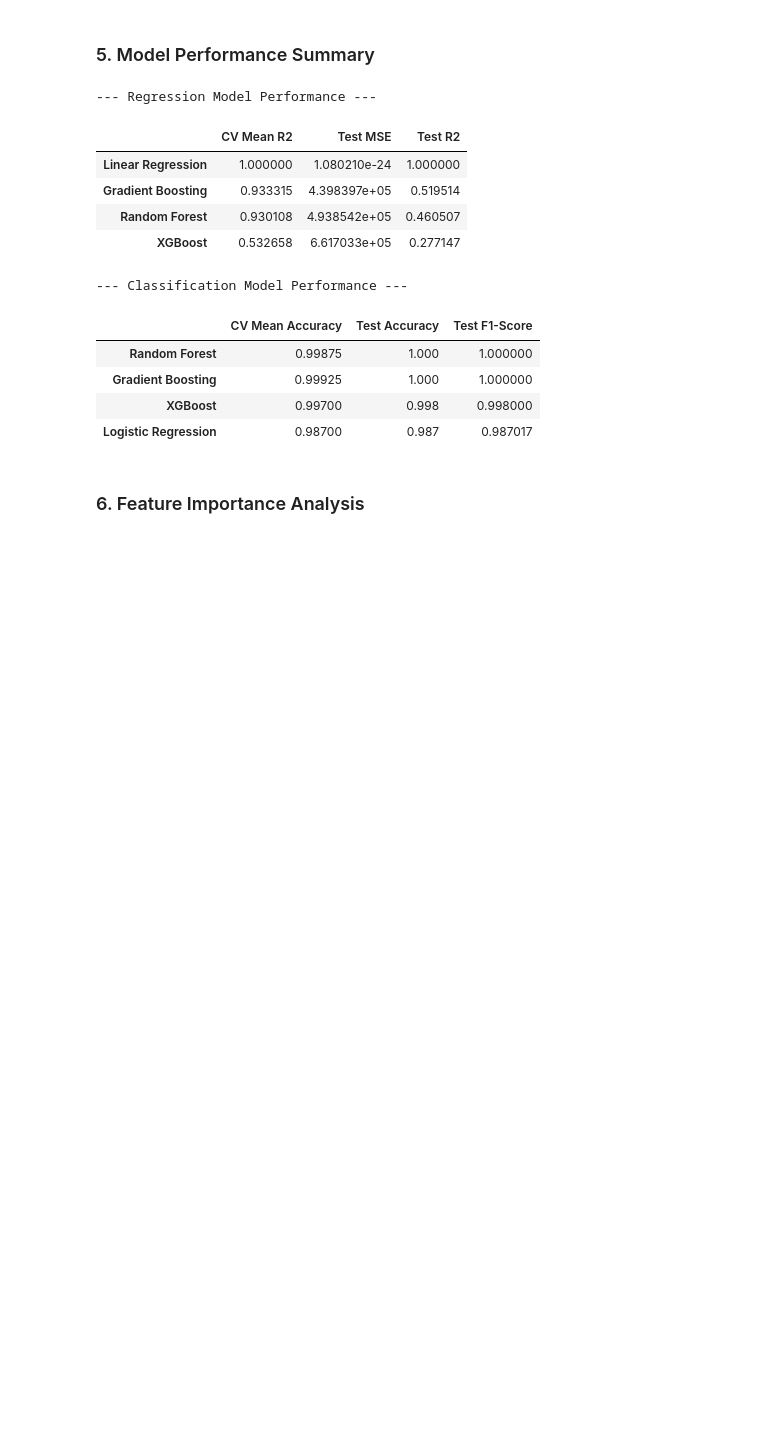
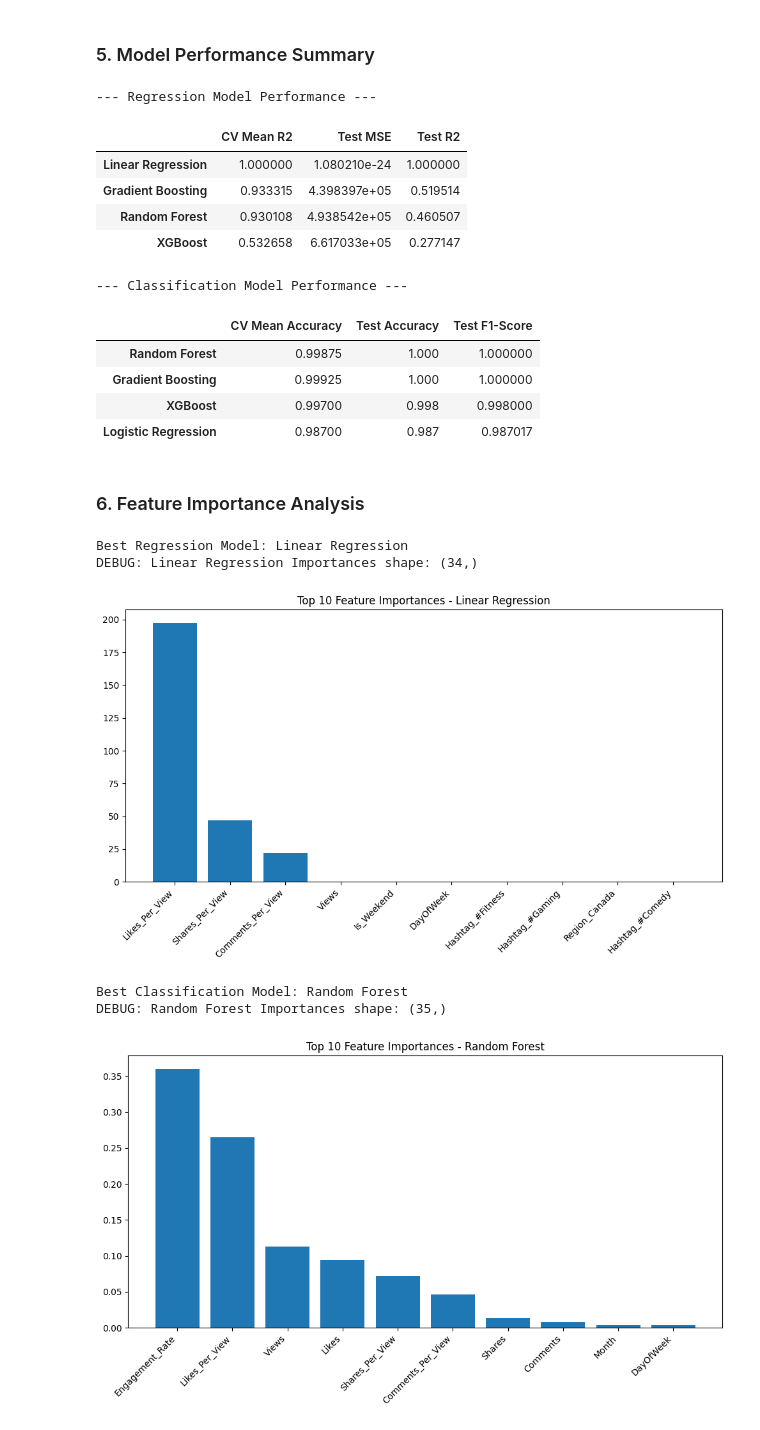
Before and after one commit to p-sahas/social-media-trends-analysis, a Jupyter notebook: 03_Modeling.ipynb, the cells around one changed output. Cells and saved outputs as stored; diff of their text form; code cells hidden in the pictures; blank space fills up the shorter version.

Commit message:
Plotting Reg and Clas models

```diff
--- a/03_Modeling.ipynb
+++ b/03_Modeling.ipynb
@@ -293,30 +293,47 @@ def plot_feature_importance(model, feature_names, title):
     if hasattr(model, 'feature_importances_'):
         importances = model.feature_importances_
     elif hasattr(model, 'coef_'):
         if model.coef_.ndim > 1:
             importances = np.abs(model.coef_[0])
         else:
             importances = np.abs(model.coef_)
     else:
         print(f"Model {title} does not have feature importances.")
         return
 
     importances = np.array(importances).flatten()
 
     if len(importances) == 0:
         print(f"No feature importances found for {title}")
         return
 
     print(f"DEBUG: {title} Importances shape: {importances.shape}")
     indices = np.argsort(importances)[::-1]
     top_n = min(10, len(importances))
 
     top_importances = importances[indices[:top_n]]
     top_feature_names = [feature_names[i] for i in indices[:top_n]]
 
     plt.figure(figsize=(10, 6))
     plt.title(f"Top {top_n} Feature Importances - {title}")
     plt.bar(range(top_n), top_importances, align="center")
     plt.xticks(range(top_n), top_feature_names, rotation=45, ha='right')
     plt.tight_layout()
     plt.show()
+
+    # Plot for best Regression Model
+best_reg_name = max(reg_results, key=lambda x: reg_results[x]['Test R2'])
+print(f"Best Regression Model: {best_reg_name}")
+plot_feature_importance(best_reg_models[best_reg_name], X_reg.columns, best_reg_name)
+
+# Plot for best Classification Model
+best_clf_name = max(clf_results, key=lambda x: clf_results[x]['Test Accuracy'])
+print(f"Best Classification Model: {best_clf_name}")
+plot_feature_importance(best_clf_models[best_clf_name], X_clf.columns, best_clf_name)
+# %% [output]
+Best Regression Model: Linear Regression
+DEBUG: Linear Regression Importances shape: (34,)
+[figure, added]
+Best Classification Model: Random Forest
+DEBUG: Random Forest Importances shape: (35,)
+[figure, added]
```
